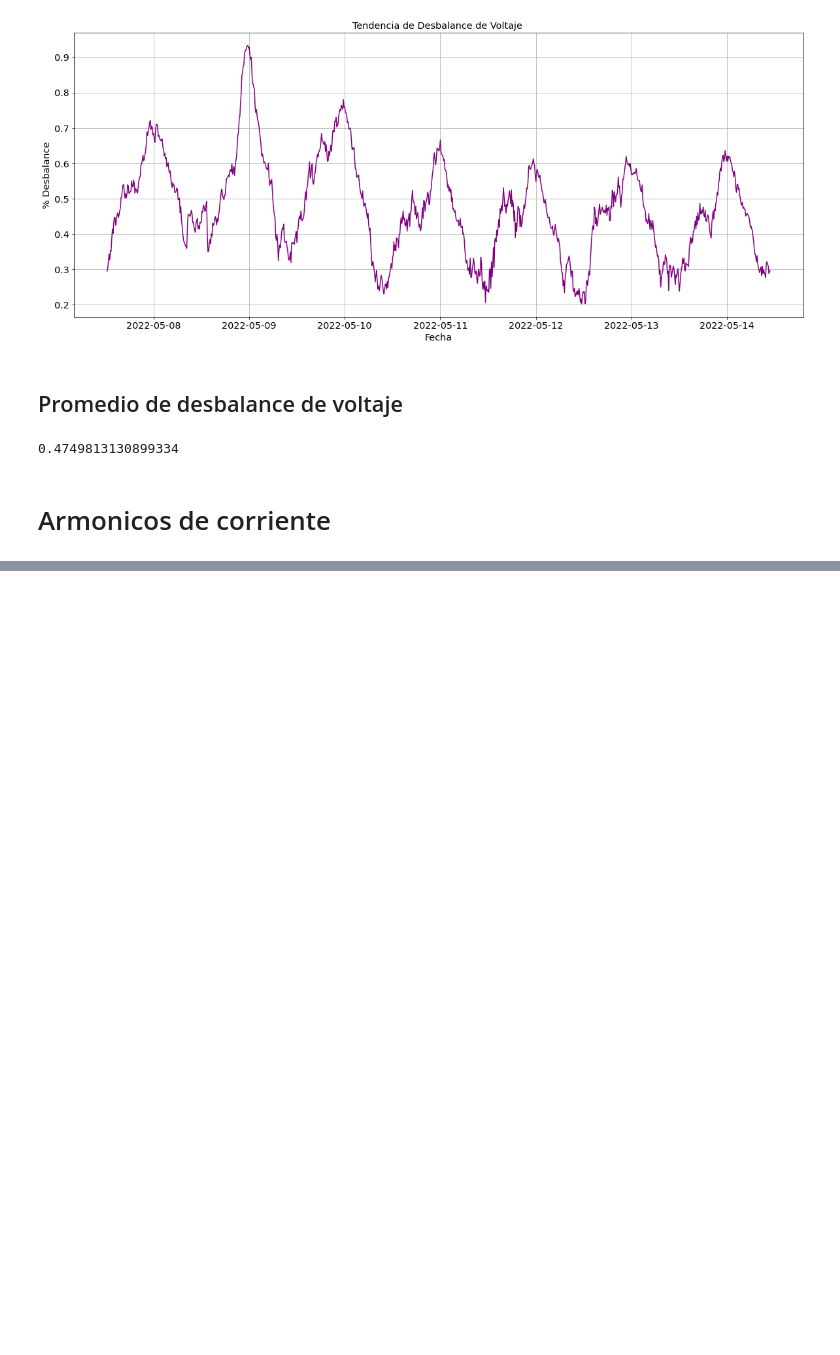
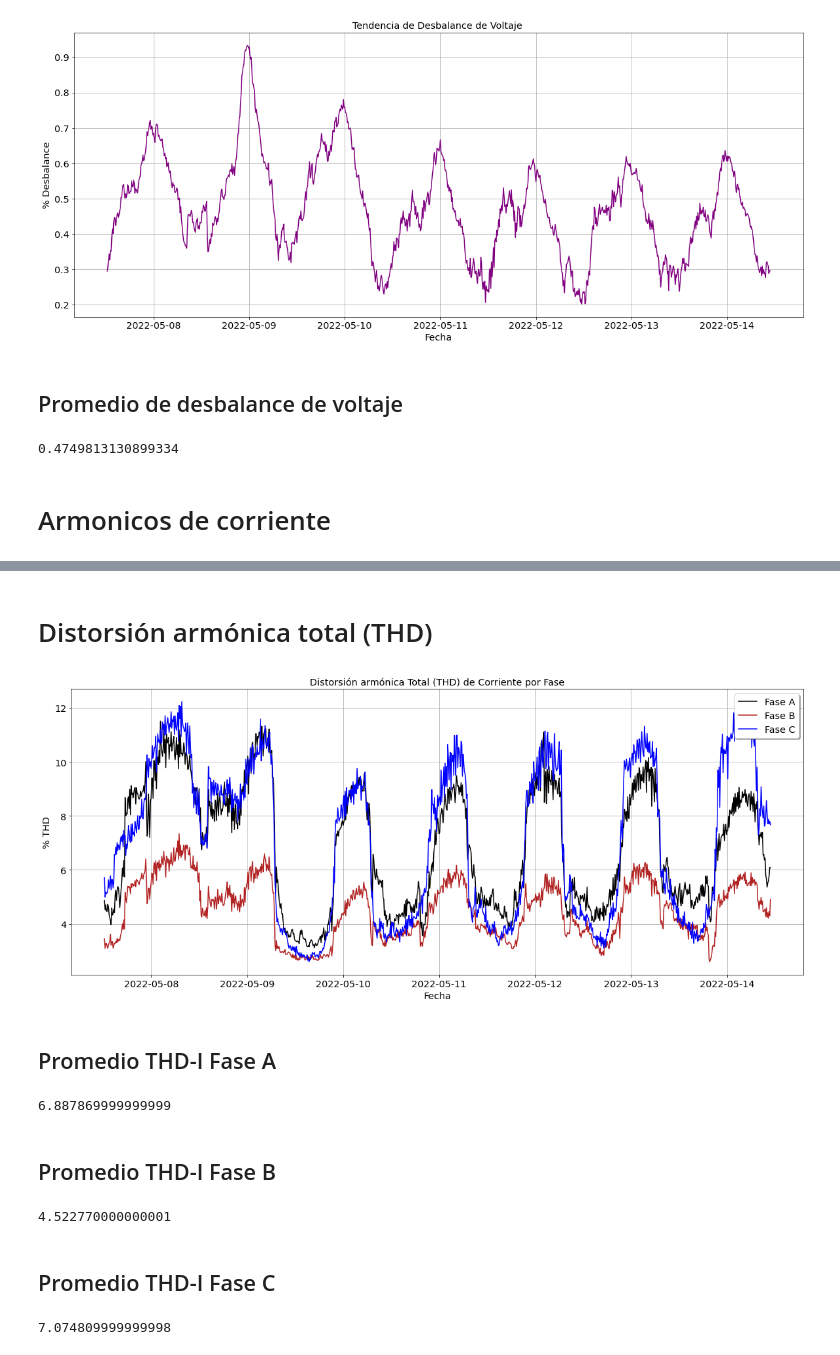
Before and after one commit to anghelcast/pqdata_samples, a Jupyter notebook: PQDATA_1000KVA_FIME/PQDATA_1000KVA.ipynb, the cells around one changed output, grey strips where cells are left out. Cells and saved outputs as stored; diff of their text form; code cells hidden in the pictures; blank space fills up the shorter version.

```diff
--- a/PQDATA_1000KVA_FIME/PQDATA_1000KVA.ipynb
+++ b/PQDATA_1000KVA_FIME/PQDATA_1000KVA.ipynb
@@ -24,6 +24,7 @@ df1= pd.read_excel(xslx, "10min")
 df2= pd.read_excel(xslx, "5min")
 df3= pd.read_excel(xslx, "harmonics")
 df4= pd.read_excel(xslx, "unbalance")
+df5= pd.read_excel(xslx, "thd")
 # %%
 df1.head()
 # %% [output]
@@ -559,0 +570,45 @@ plt.show()
+# %% [markdown]
+# Distorsión armónica total (THD)
+# %%
+plt.figure(figsize=(20,8))
+tf= df5['Fecha']
+thdia= df5['thdi-a']
+thdib= df5['thdi-b']
+thdic= df5['thdi-c']
+
+plt.plot(tf, thdia, color ='black', label='Fase A')
+plt.plot(tf, thdib, color = 'firebrick', label='Fase B')
+plt.plot(tf, thdic, color = 'blue', label= 'Fase C')
+
+plt.title('Distorsión armónica Total (THD) de Corriente por Fase')
+plt.xlabel('Fecha')
+plt.ylabel('% THD')
+plt.grid()
+plt.legend( shadow=True, loc='upper right' )
+plt.show()
+# %% [output]
+[figure, added]
+# %% [markdown]
+## Promedio THD-I Fase A
+# %%
+thdia= df5['thdi-a']
+
+thdia.mean(axis='index')
+# %% [output]
+6.887869999999999
+# %% [markdown]
+## Promedio THD-I Fase B
+# %%
+thdib= df5['thdi-b']
+
+thdib.mean(axis='index')
+# %% [output]
+4.522770000000001
+# %% [markdown]
+## Promedio THD-I Fase C
+# %%
+thdic= df5['thdi-c']
+
+thdic.mean(axis='index')
+# %% [output]
+7.074809999999998
```
Also changed, not shown: parts of 10 cells of this notebook.
